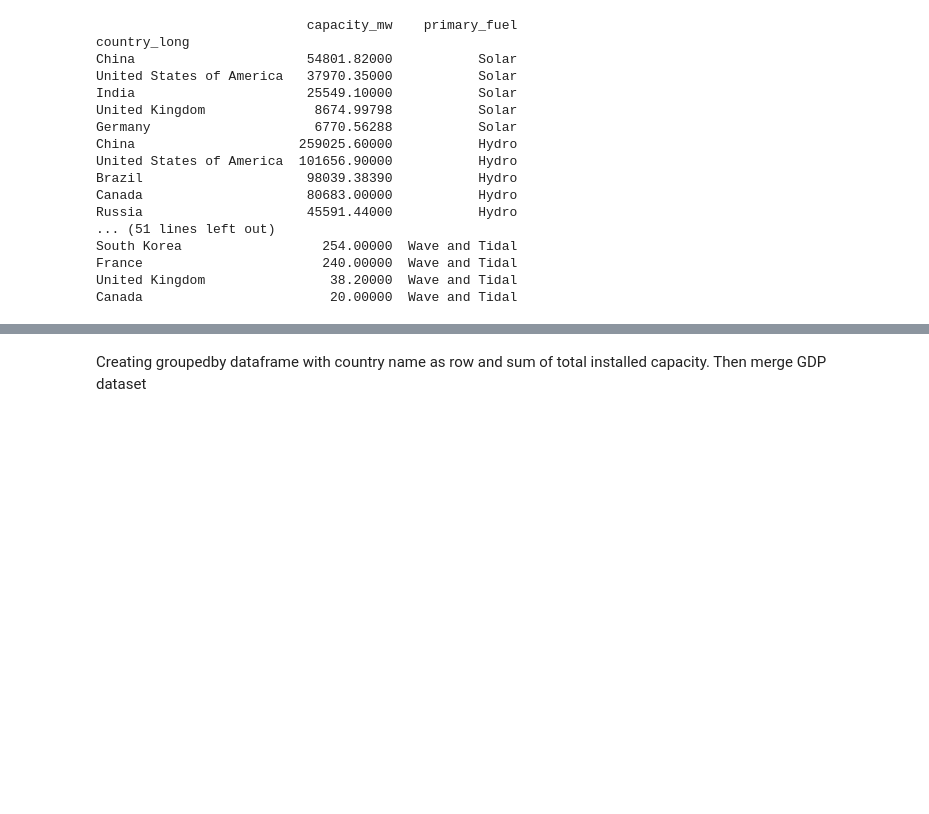
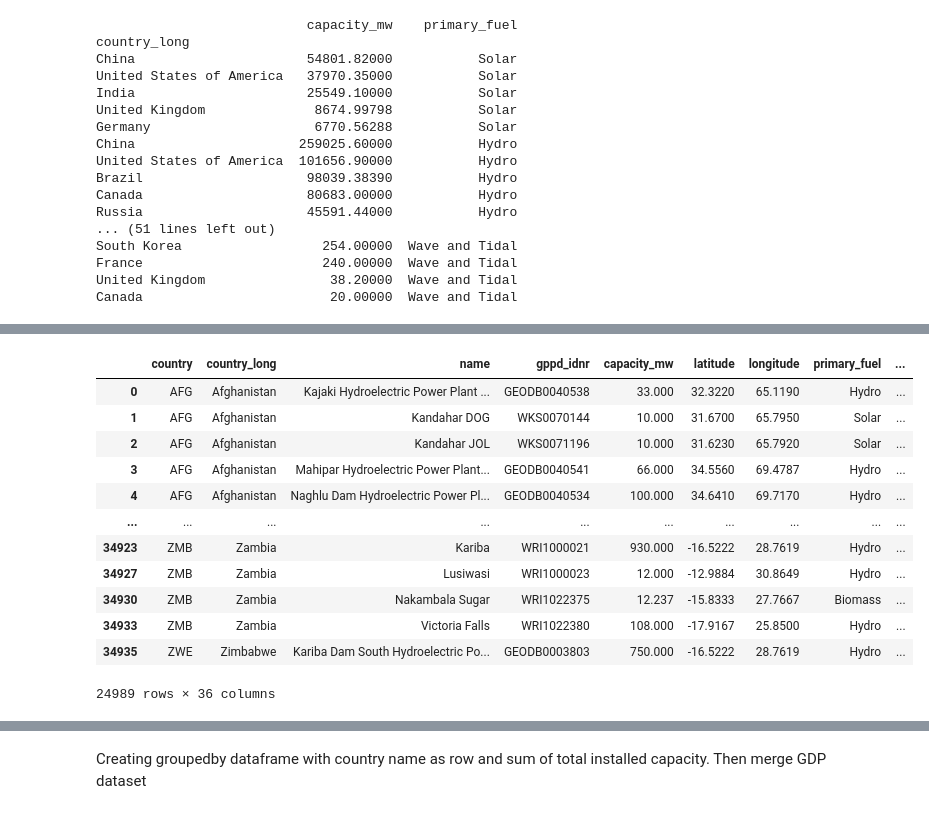
Before and after one commit to snavarroroby/Project-1-g3, a Jupyter notebook: Data_merge_cleaning.ipynb, the cells around one changed output, grey strips where cells are left out. Drawn from its saved outputs; the diff is of its cells as text; code cells hidden in the pictures; blank space fills up the shorter version.

```diff
--- a/Data_merge_cleaning.ipynb
+++ b/Data_merge_cleaning.ipynb
@@ -245 +240,21 @@ Canada                 20.0  Wave and Tidal
+# %%
+global_pwrplant_green_reduced = global_pwrplant.loc[(global_pwrplant['primary_fuel']=='Solar')| (global_pwrplant['primary_fuel']=='Hydro')|
+                                                   (global_pwrplant['primary_fuel']=='Wind') | (global_pwrplant['primary_fuel']=='Geothermal')|
+                                                   (global_pwrplant['primary_fuel']=='Biomass')|(global_pwrplant['primary_fuel']=='Nuclear')|
+                                                   (global_pwrplant['primary_fuel']=='Wave and Tidal')]
+global_pwrplant_green_reduced
+# %% [output]
+|  | country | country_long | name | gppd_idnr | capacity_mw | latitude | longitude | primary_fuel | ... |
+| 0 | AFG | Afghanistan | Kajaki Hydroelectric Power Plant ... | GEODB0040538 | 33.000 | 32.3220 | 65.1190 | Hydro | ... |
+| 1 | AFG | Afghanistan | Kandahar DOG | WKS0070144 | 10.000 | 31.6700 | 65.7950 | Solar | ... |
+| 2 | AFG | Afghanistan | Kandahar JOL | WKS0071196 | 10.000 | 31.6230 | 65.7920 | Solar | ... |
+| 3 | AFG | Afghanistan | Mahipar Hydroelectric Power Plant... | GEODB0040541 | 66.000 | 34.5560 | 69.4787 | Hydro | ... |
+| 4 | AFG | Afghanistan | Naghlu Dam Hydroelectric Power Pl... | GEODB0040534 | 100.000 | 34.6410 | 69.7170 | Hydro | ... |
+| ... | ... | ... | ... | ... | ... | ... | ... | ... | ... |
+| 34923 | ZMB | Zambia | Kariba | WRI1000021 | 930.000 | -16.5222 | 28.7619 | Hydro | ... |
+| 34927 | ZMB | Zambia | Lusiwasi | WRI1000023 | 12.000 | -12.9884 | 30.8649 | Hydro | ... |
+| 34930 | ZMB | Zambia | Nakambala Sugar | WRI1022375 | 12.237 | -15.8333 | 27.7667 | Biomass | ... |
+| 34933 | ZMB | Zambia | Victoria Falls | WRI1022380 | 108.000 | -17.9167 | 25.8500 | Hydro | ... |
+| 34935 | ZWE | Zimbabwe | Kariba Dam South Hydroelectric Po... | GEODB0003803 | 750.000 | -16.5222 | 28.7619 | Hydro | ... |
+24989 rows × 36 columns
 # %%
```
Also changed, not shown: parts of 5 cells of this notebook.
